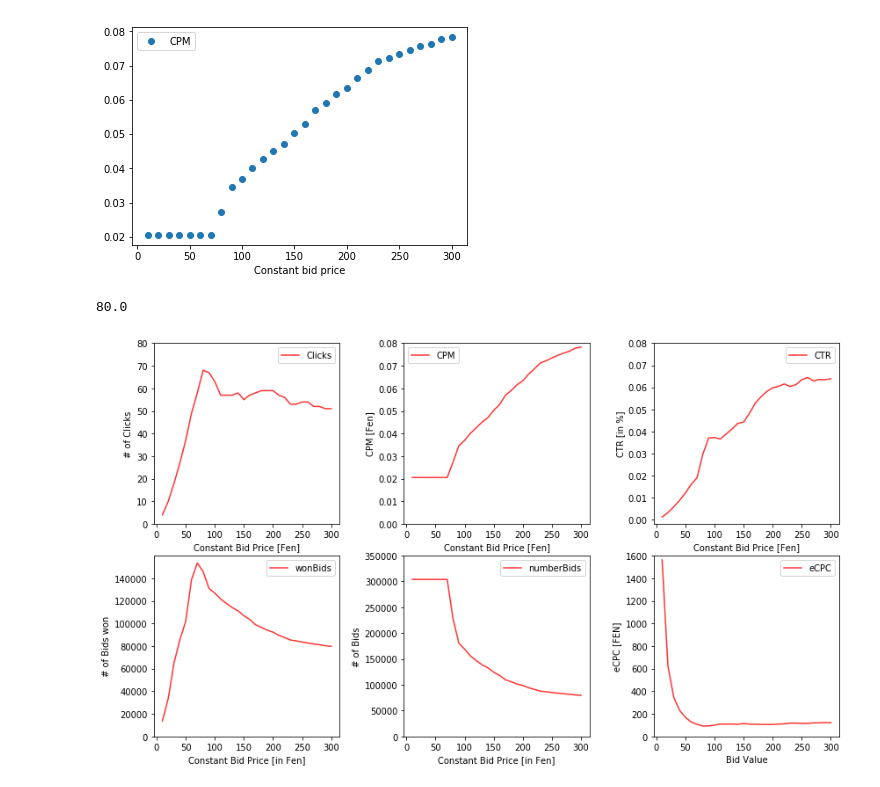
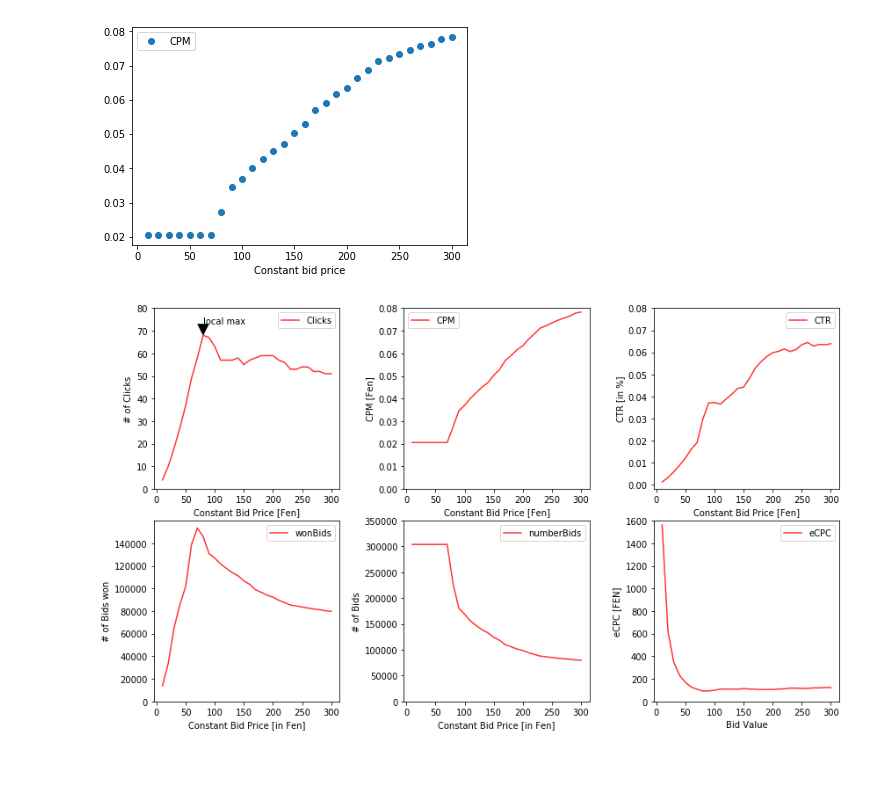
Before and after one commit to LorenzLuboldt/GOMPGW02-Real-time-bidding-algorithm, a Jupyter notebook: Task2_Basic_Bidding_Strategies/Task2a_Constant_Bidding_Strategy_v2.ipynb, the cells around one changed output. Cells and saved outputs as stored; diff of their text form; code cells hidden in the pictures.

```diff
--- a/Task2_Basic_Bidding_Strategies/Task2a_Constant_Bidding_Strategy_v2.ipynb
+++ b/Task2_Basic_Bidding_Strategies/Task2a_Constant_Bidding_Strategy_v2.ipynb
@@ -158,8 +158,7 @@ ax1.set_ylim(top=80)
 ymax = summaryStatistics['Clicks'].max()
 xpos = numberClicks.index(ymax)
 xmax = summaryStatistics.iloc[xpos]['Constant bid price']
-print(xmax)
-ax2.annotate('local max', xy=(80,68), xytext=(80,73),
+ax1.annotate('local max', xy=(80,68), xytext=(80,73),
             arrowprops=dict(facecolor='black', shrink=0.05),
             )
 
@@ -181,32 +180,31 @@ ax3.set_ylim(top=0.08)
 
 #CTR -  4
 ax4= summaryStatistics.plot(ax=axes[1,0],x='Constant bid price', y='wonBids',color ='red', alpha = 0.8)
 ax4.set_ylabel('# of Bids won')
 ax4.set_xlabel('Constant Bid Price [in Fen]')
 ax4.set_xticks(np.arange(0,305,50))
 ax4.set_yticks(np.arange(0,160000,20000))
 ax4.set_ylim(top=160000)
 
 #CPM - 5
 ax5= summaryStatistics.plot(ax=axes[1,1],x='Constant bid price', y='numberBids',color ='red', alpha = 0.8)
 ax5.set_ylabel('# of Bids')
 ax5.set_xlabel('Constant Bid Price [in Fen]')
 ax5.set_xticks(np.arange(0,305,50))
 ax5.set_yticks(np.arange(0,1000000,50000))  #ax3.autoscale(enable=True, axis='y', tight=True)
 ax5.set_ylim(top=350000)
 
 #eCPC - 6
 ax6= summaryStatistics.plot(ax=axes[1,2],x='Constant bid price', y='eCPC',color ='red', alpha = 0.8)
 ax6.set_ylabel('eCPC [FEN]')
 ax6.set_xlabel('Bid Value')
 ax6.set_xticks(np.arange(0,305,50))
 ax6.set_yticks(np.arange(0,1800,200))  #ax3.autoscale(enable=True, axis='y', tight=True)
 ax6.set_ylim(top=1600)
 
 plt.tight_layout(h_pad = 0.1)
 
 #Save image
 plt.savefig('numberBids.pdf',bbox_inches='tight')
 # %% [output]
-80.0
-[figure, old version]
+[figure, new version]
```
Also changed, not shown: 1 other file.
